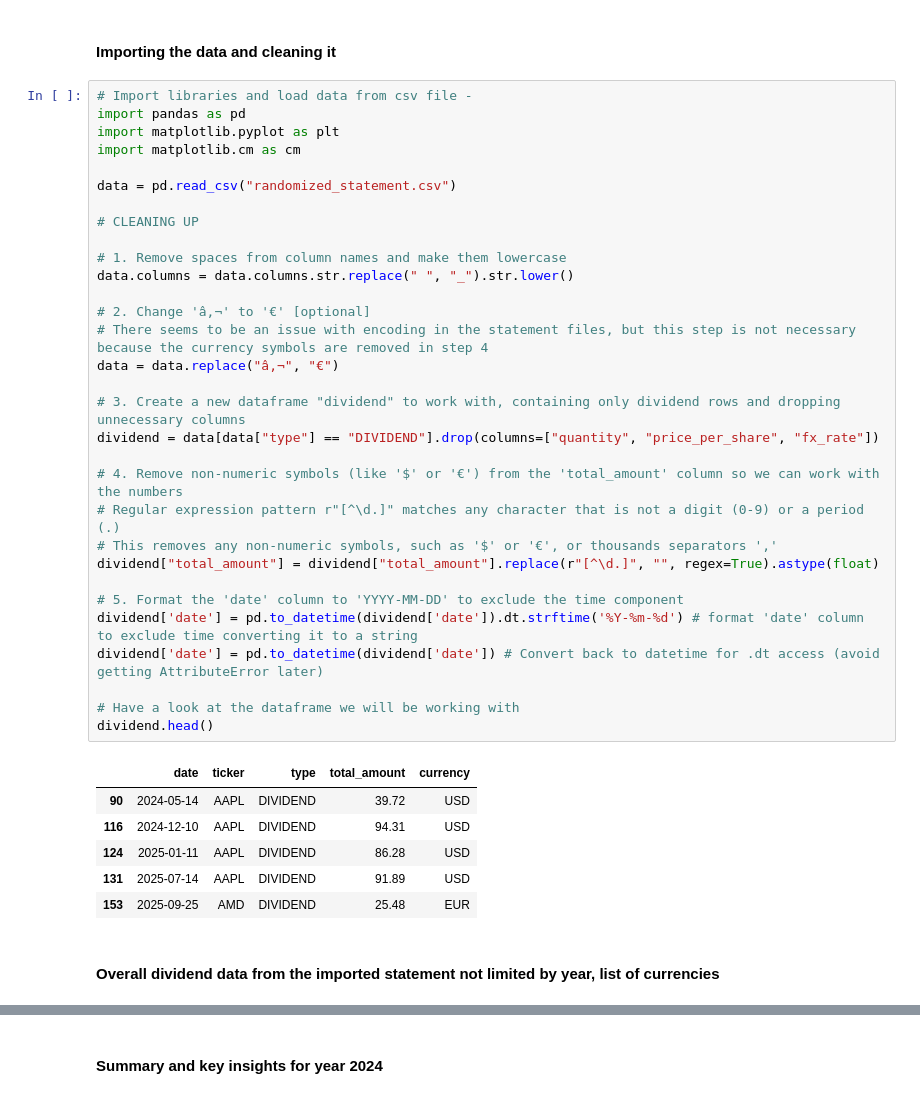
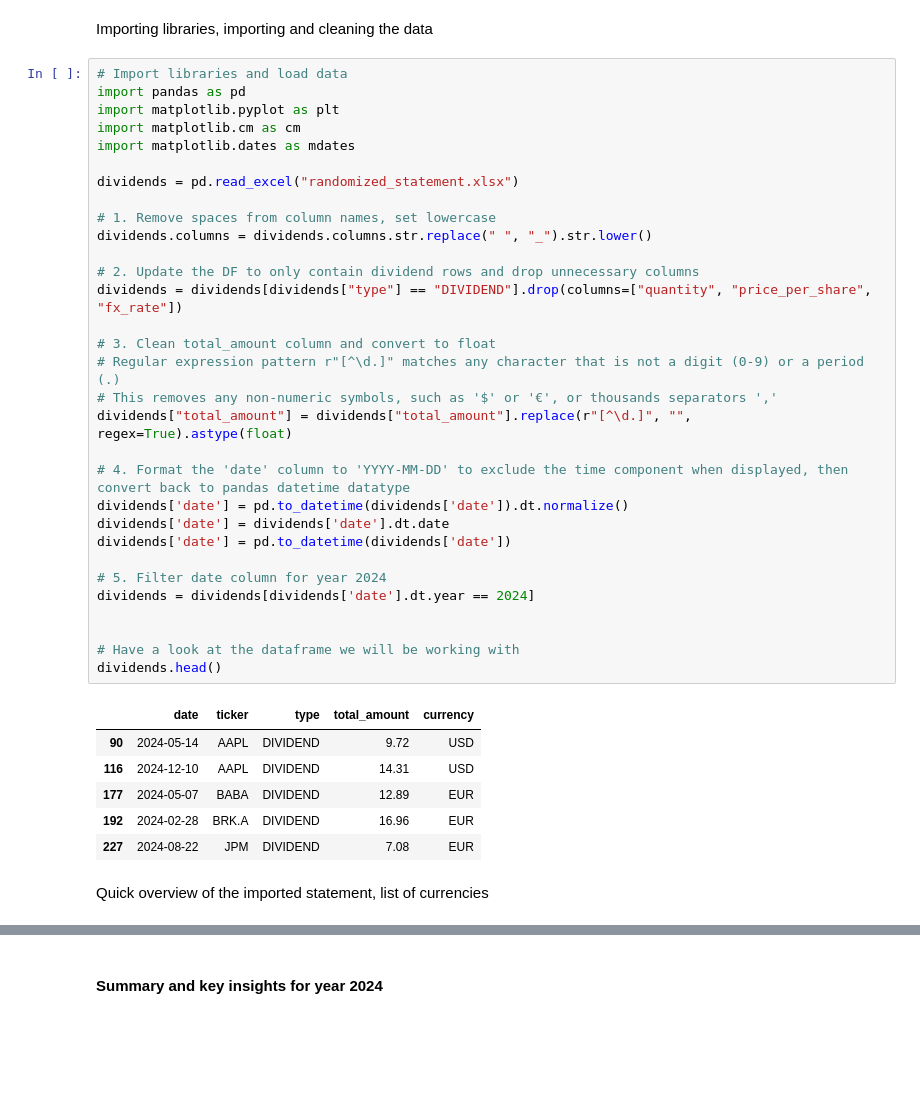
Before and after one commit to KTuzar/Revolut_Dividends_2024, a Jupyter notebook: Revolut_Dividends2024.ipynb, the cells around one changed output, grey strips where cells are left out. Cells and saved outputs as stored; diff of their text form; blank space fills up the shorter version.

```diff
--- a/Revolut_Dividends2024.ipynb
+++ b/Revolut_Dividends2024.ipynb
@@ -15,45 +16,45 @@ This Jupyter notebook is intended to help analyze data from an imported revolut
 - This notebook provides insights for dividends collected in EUR or USD.
 - colors for matplotlib https://matplotlib.org/3.3.0/gallery/color/named_colors.html
 - colormaps for matplotlib https://matplotlib.org/stable/users/explain/colors/colormaps.html
-# %% [markdown]
-#### Importing the data and cleaning it
+# %% [markdown]
+Importing libraries, importing and cleaning the data
 # %%
-# Import libraries and load data from csv file -
+# Import libraries and load data
 import pandas as pd
 import matplotlib.pyplot as plt
 import matplotlib.cm as cm
+import matplotlib.dates as mdates
 
-data = pd.read_csv("randomized_statement.csv")
+dividends = pd.read_excel("randomized_statement.xlsx")
 
-# CLEANING UP
+# 1. Remove spaces from column names, set lowercase
+dividends.columns = dividends.columns.str.replace(" ", "_").str.lower()
 
-# 1. Remove spaces from column names and make them lowercase
-data.columns = data.columns.str.replace(" ", "_").str.lower()
+# 2. Update the DF to only contain dividend rows and drop unnecessary columns
+dividends = dividends[dividends["type"] == "DIVIDEND"].drop(columns=["quantity", "price_per_share", "fx_rate"])
 
-# 2. Change 'â‚¬' to '€' [optional]
-# There seems to be an issue with encoding in the statement files, but this step is not necessary because the currency symbols are removed in step 4
-data = data.replace("â‚¬", "€")
-
-# 3. Create a new dataframe "dividend" to work with, containing only dividend rows and dropping unnecessary columns
-dividend = data[data["type"] == "DIVIDEND"].drop(columns=["quantity", "price_per_share", "fx_rate"])
-
-# 4. Remove non-numeric symbols (like '$' or '€') from the 'total_amount' column so we can work with the numbers
+# 3. Clean total_amount column and convert to float
 # Regular expression pattern r"[^\d.]" matches any character that is not a digit (0-9) or a period (.)
 # This removes any non-numeric symbols, such as '$' or '€', or thousands separators ','
-dividend["total_amount"] = dividend["total_amount"].replace(r"[^\d.]", "", regex=True).astype(float)
+dividends["total_amount"] = dividends["total_amount"].replace(r"[^\d.]", "", regex=True).astype(float)
 
-# 5. Format the 'date' column to 'YYYY-MM-DD' to exclude the time component
-dividend['date'] = pd.to_datetime(dividend['date']).dt.strftime('%Y-%m-%d') # format 'date' column to exclude time converting it to a string
-dividend['date'] = pd.to_datetime(dividend['date']) # Convert back to datetime for .dt access (avoid getting AttributeError later)
+# 4. Format the 'date' column to 'YYYY-MM-DD' to exclude the time component when displayed, then convert back to pandas datetime datatype
+dividends['date'] = pd.to_datetime(dividends['date']).dt.normalize()
+dividends['date'] = dividends['date'].dt.date
+dividends['date'] = pd.to_datetime(dividends['date'])
+
+# 5. Filter date column for year 2024
+dividends = dividends[dividends['date'].dt.year == 2024]
+
 
 # Have a look at the dataframe we will be working with
-dividend.head()
+dividends.head()
 # %% [output]
 |  | date | ticker | type | total_amount | currency |
-| 90 | 2024-05-14 | AAPL | DIVIDEND | 39.72 | USD |
-| 116 | 2024-12-10 | AAPL | DIVIDEND | 94.31 | USD |
-| 124 | 2025-01-11 | AAPL | DIVIDEND | 86.28 | USD |
-| 131 | 2025-07-14 | AAPL | DIVIDEND | 91.89 | USD |
-| 153 | 2025-09-25 | AMD | DIVIDEND | 25.48 | EUR |
+| 90 | 2024-05-14 | AAPL | DIVIDEND | 9.72 | USD |
+| 116 | 2024-12-10 | AAPL | DIVIDEND | 14.31 | USD |
+| 177 | 2024-05-07 | BABA | DIVIDEND | 12.89 | EUR |
+| 192 | 2024-02-28 | BRK.A | DIVIDEND | 16.96 | EUR |
+| 227 | 2024-08-22 | JPM | DIVIDEND | 7.08 | EUR |
 # %% [markdown]
-#### Overall dividend data from the imported statement not limited by year, list of currencies
+Quick overview of the imported statement, list of currencies
```
Also changed, not shown: parts of 13 cells of this notebook.
